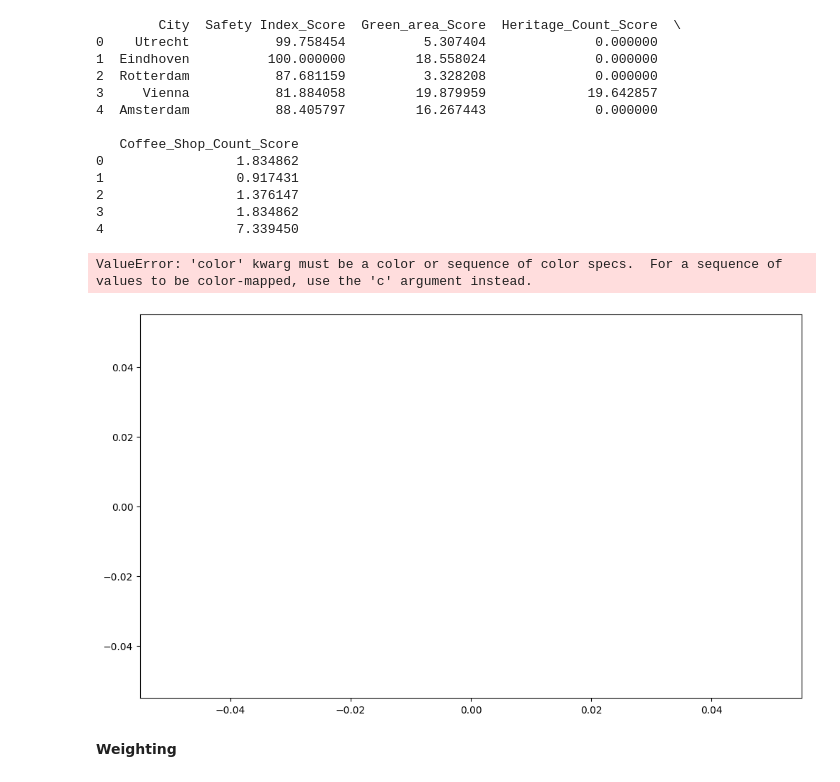
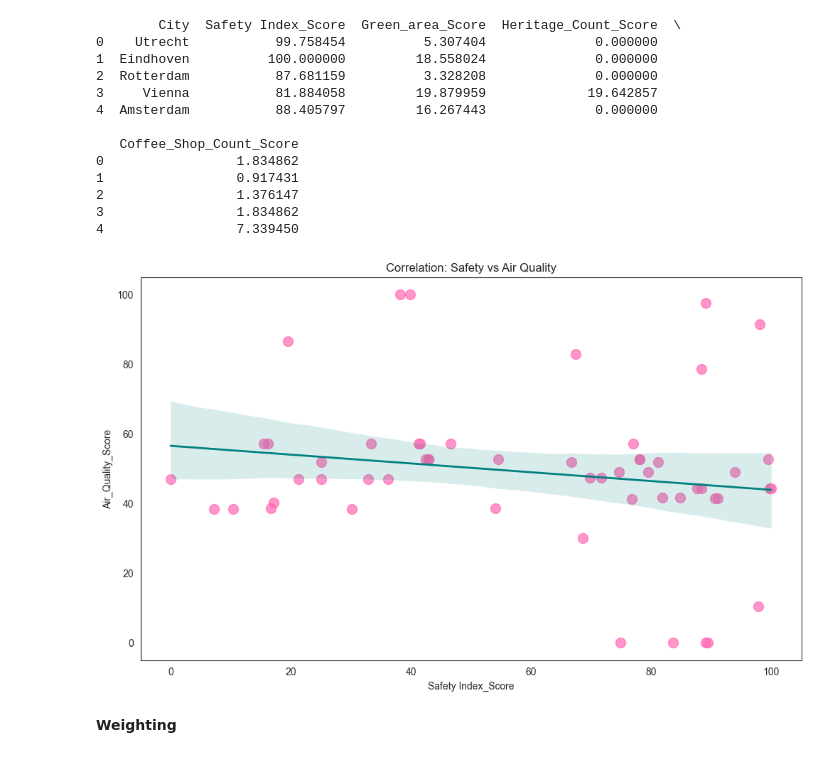
Before and after one commit to AoifeMurphy02/DAV_Specification_Index_Generation_and_Visualization, a Jupyter notebook: HGW_Index.ipynb, the cells around one changed output. Saved outputs shown, nothing was run; the diff lists cells and outputs as text; code cells hidden in the pictures.

```diff
--- a/HGW_Index.ipynb
+++ b/HGW_Index.ipynb
@@ -630,15 +630,17 @@ Index(['country', 'location_name', 'latitude', 'longitude', 'timezone',
        'sunset', 'moonrise', 'moonset', 'moon_phase', 'moon_illumination'],
       dtype='str')
 # %%
-#  Select only the columns we want
-weather_subset = df_weather[['location_name', 'temperature_celsius', 'uv_index', 'air_quality_PM2.5', 'precip_mm']]
+#  Select columns AND include coordinates
+weather_subset = df_weather[['location_name', 'temperature_celsius', 'uv_index',
+                             'air_quality_PM2.5', 'precip_mm', 'latitude', 'longitude']]
 
-#  Rename columns for easier merging
-weather_subset.columns = ['City', 'Avg_Temp', 'UV_Index', 'Air_Quality_PM25', 'Precipitation']
+#  Rename columns
+weather_subset.columns = ['City', 'Avg_Temp', 'UV_Index', 'Air_Quality_PM25',
+                          'Precipitation', 'latitude', 'longitude']
 
-# Group by City to get the mean
+#  Group by City (coordinates will be averaged, keeping them correct)
 df_weather_clean = weather_subset.groupby('City').mean().reset_index()
 
-print("Weather Data Prepared:")
+print("Weather Data Prepared (Now with Coordinates!):")
 print(df_weather_clean.head())
 # %% [output]
@@ -1329,39 +1340,22 @@ print(df_europe_master[['City', 'Safety Index_Score', 'Green_area_Score', 'Herit
 3                 1.834862
 4                 7.339450
 # %%
-import seaborn as sns
-import matplotlib.pyplot as plt
-
 plt.figure(figsize=(12, 7))
 
 # Plot Safety vs Air Quality with a Trend Line
 sns.regplot(
     data=df_europe_master,
     x='Safety Index_Score',
     y='Air_Quality_Score',
-    scatter_kws={'s':100, 'alpha':0.7, 'color':'hotpin'},
-    line_kws={'color':'#008080', 'lw':2}
+
+    scatter_kws={'s':100, 'alpha':0.7, 'color':'hotpink'},
+    line_kws={'color':'teal', 'linewidth':2}
 )
 
-# Label the cities
-for i in range(df_europe_master.shape[0]):
-    plt.text(
-        df_europe_master['Safety Index_Score'][i] + 0.5,
-        df_europe_master['Air_Quality_Score'][i] + 0.5,
-        df_europe_master['City'][i],
-        fontsize=9
-    )
-
-plt.title(' Safety vs. Air Quality', fontsize=16, fontweight='bold')
-plt.xlabel('Safety Index Score', fontsize=12)
-plt.ylabel('Air Quality Score', fontsize=12)
-plt.grid(True, alpha=0.3)
-
-plt.tight_layout()
+plt.title('Correlation: Safety vs Air Quality')
 plt.show()
 # %% [output]
-ValueError: 'color' kwarg must be a color or sequence of color specs.  For a sequence of values to be color-mapped, use the 'c' argument instead.
-[figure, old version]
+[figure, new version]
 # %% [markdown]
 **Weighting**
 # %%
```
Also changed, not shown: parts of 29 cells of this notebook.
